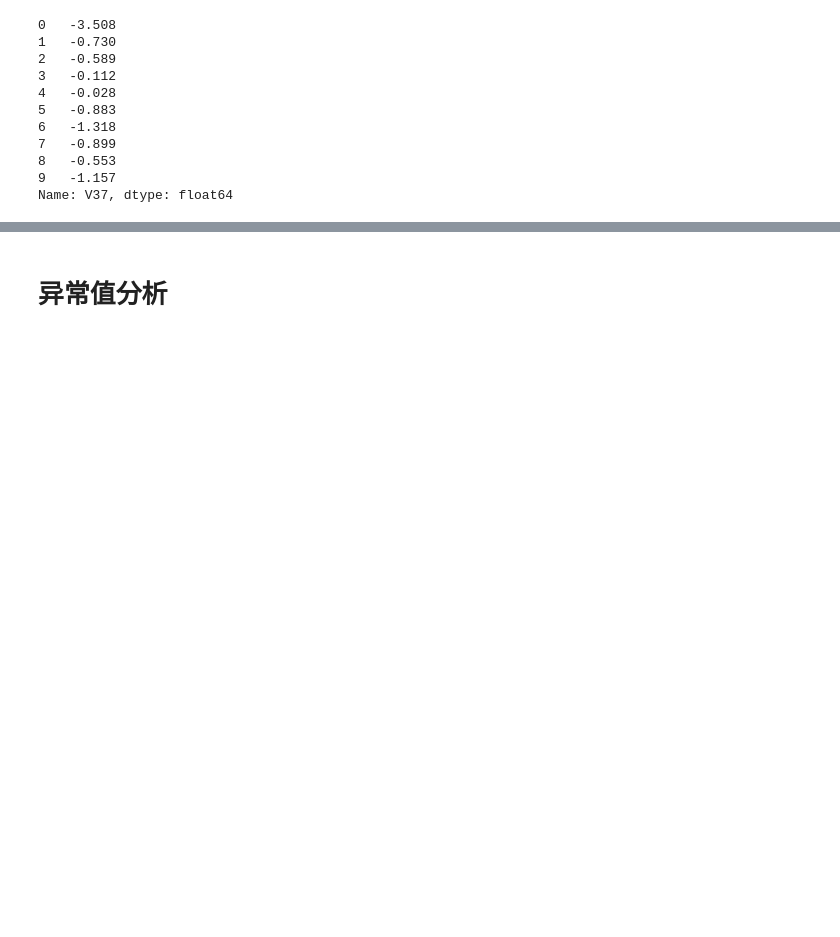
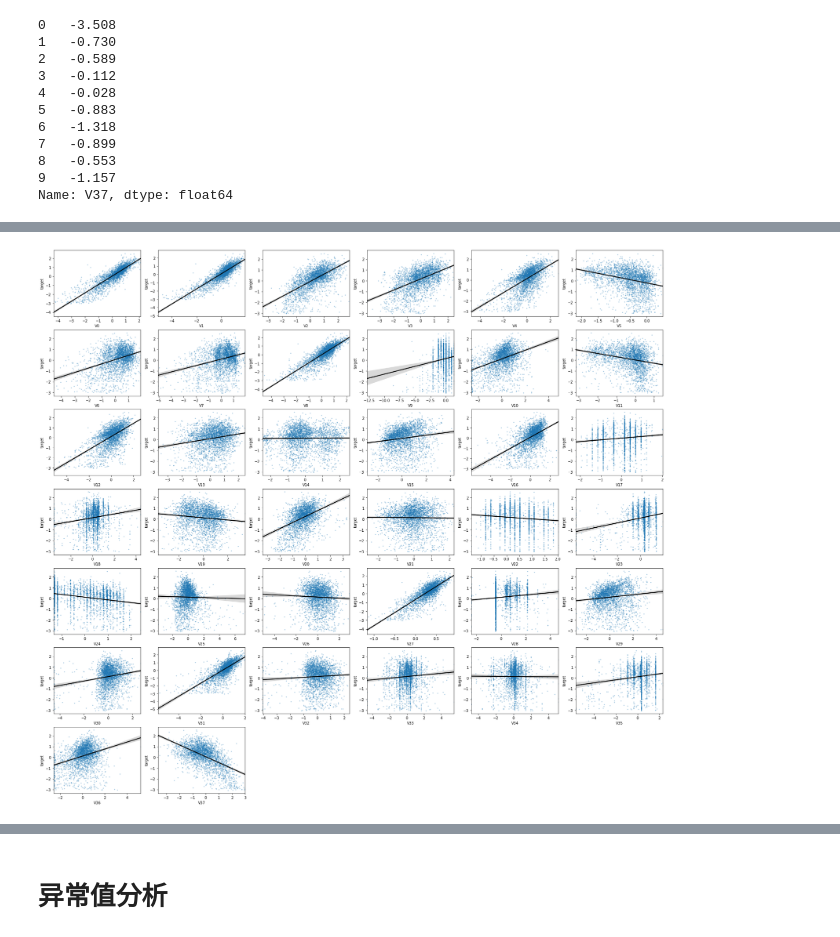
Before and after one commit to SCUISQianFeng/tianchi-ml-base, a Jupyter notebook: TianChi/baseLine/zhengqi/explore.ipynb, the cells around one changed output, grey strips where cells are left out. Cells and saved outputs as stored; diff of their text form; code cells hidden in the pictures; blank space fills up the shorter version.

```diff
--- a/TianChi/baseLine/zhengqi/explore.ipynb
+++ b/TianChi/baseLine/zhengqi/explore.ipynb
@@ -154,3 +174,18 @@ NameError: name 'data_train' is not defined
+# %%
+# 线性相关性
+fcols = 6
+frows = len(data_test.columns)
+plt.figure(figsize=(5 * fcols, 4 * frows))
+i = 0
+for col in data_test.columns:
+    i += 1
+    ax = plt.subplot(frows, fcols, i)
+    sns.regplot(x=col, y='target', data=data_train, ax=ax,
+                scatter_kws={'marker': '.', 's': 3, 'alpha': 0.3}, line_kws={'color': 'k'})
+    plt.xlabel(col)
+    plt.ylabel('target')
+# %% [output]
+[figure, added]
 # %%
 from  sklearn.metrics import mean_squared_error
 # %%
```
Also changed, not shown: parts of 17 cells of this notebook, 12 other files.
